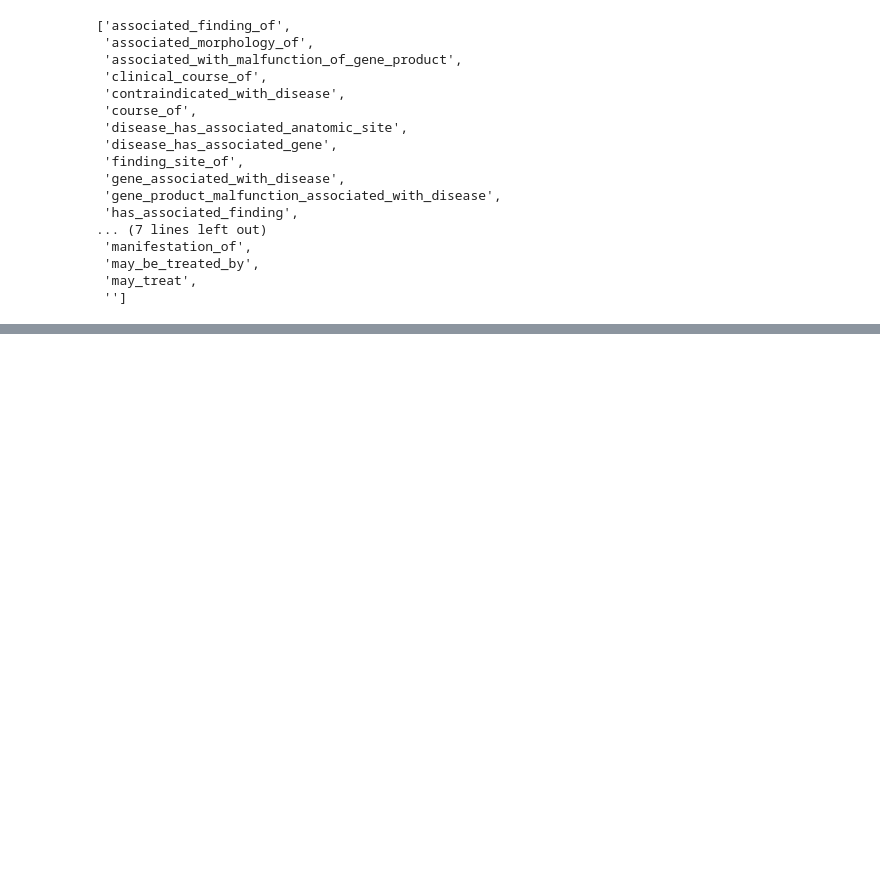
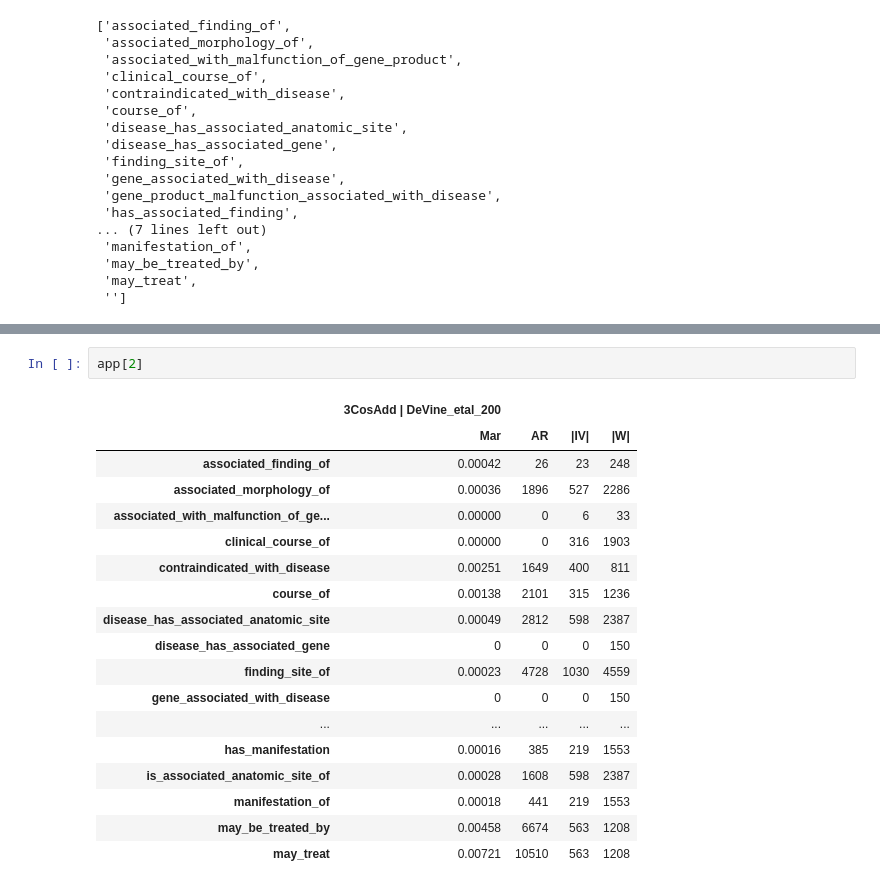
Before and after one commit to SaGiancani/medical-concepts-embeddings, a Jupyter notebook: analogy_pipeline.ipynb, the cells around one changed output, grey strips where cells are left out. Cells and saved outputs as stored; diff of their text form; blank space fills up the shorter version.

```diff
--- a/analogy_pipeline.ipynb
+++ b/analogy_pipeline.ipynb
@@ -1190,0 +324,21 @@ The sets composed by all the words for each opposed relation are the same? True
+# %%
+app[2]
+# %% [output]
+|  | 3CosAdd | DeVine_etal_200 |  |  |  |
+|  | Mar | AR | |IV| | |W| |
+| associated_finding_of | 0.00042 | 26 | 23 | 248 |
+| associated_morphology_of | 0.00036 | 1896 | 527 | 2286 |
+| associated_with_malfunction_of_ge... | 0.00000 | 0 | 6 | 33 |
+| clinical_course_of | 0.00000 | 0 | 316 | 1903 |
+| contraindicated_with_disease | 0.00251 | 1649 | 400 | 811 |
+| course_of | 0.00138 | 2101 | 315 | 1236 |
+| disease_has_associated_anatomic_site | 0.00049 | 2812 | 598 | 2387 |
+| disease_has_associated_gene | 0 | 0 | 0 | 150 |
+| finding_site_of | 0.00023 | 4728 | 1030 | 4559 |
+| gene_associated_with_disease | 0 | 0 | 0 | 150 |
+| ... | ... | ... | ... | ... |
+| has_manifestation | 0.00016 | 385 | 219 | 1553 |
+| is_associated_anatomic_site_of | 0.00028 | 1608 | 598 | 2387 |
+| manifestation_of | 0.00018 | 441 | 219 | 1553 |
+| may_be_treated_by | 0.00458 | 6674 | 563 | 1208 |
+| may_treat | 0.00721 | 10510 | 563 | 1208 |
```
Also changed, not shown: parts of 157 cells of this notebook, 1 other file.
